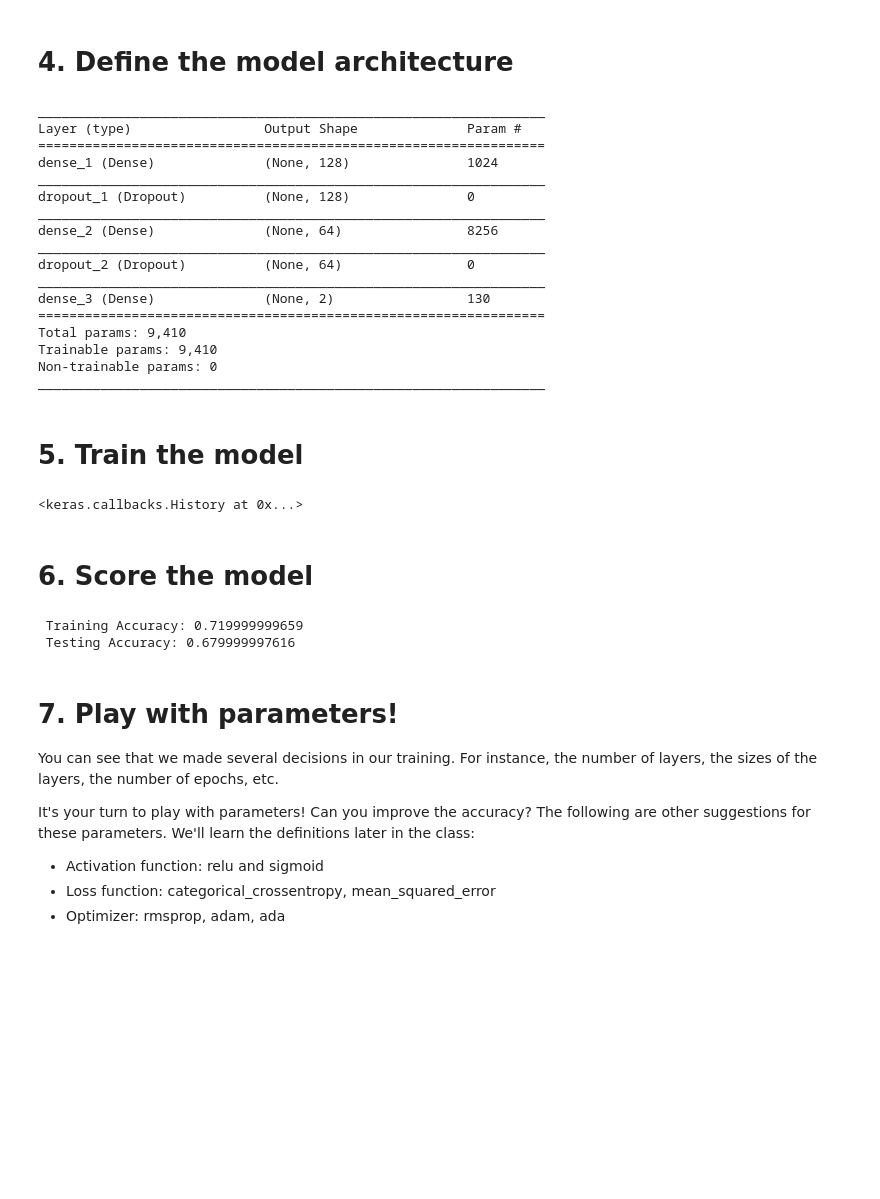
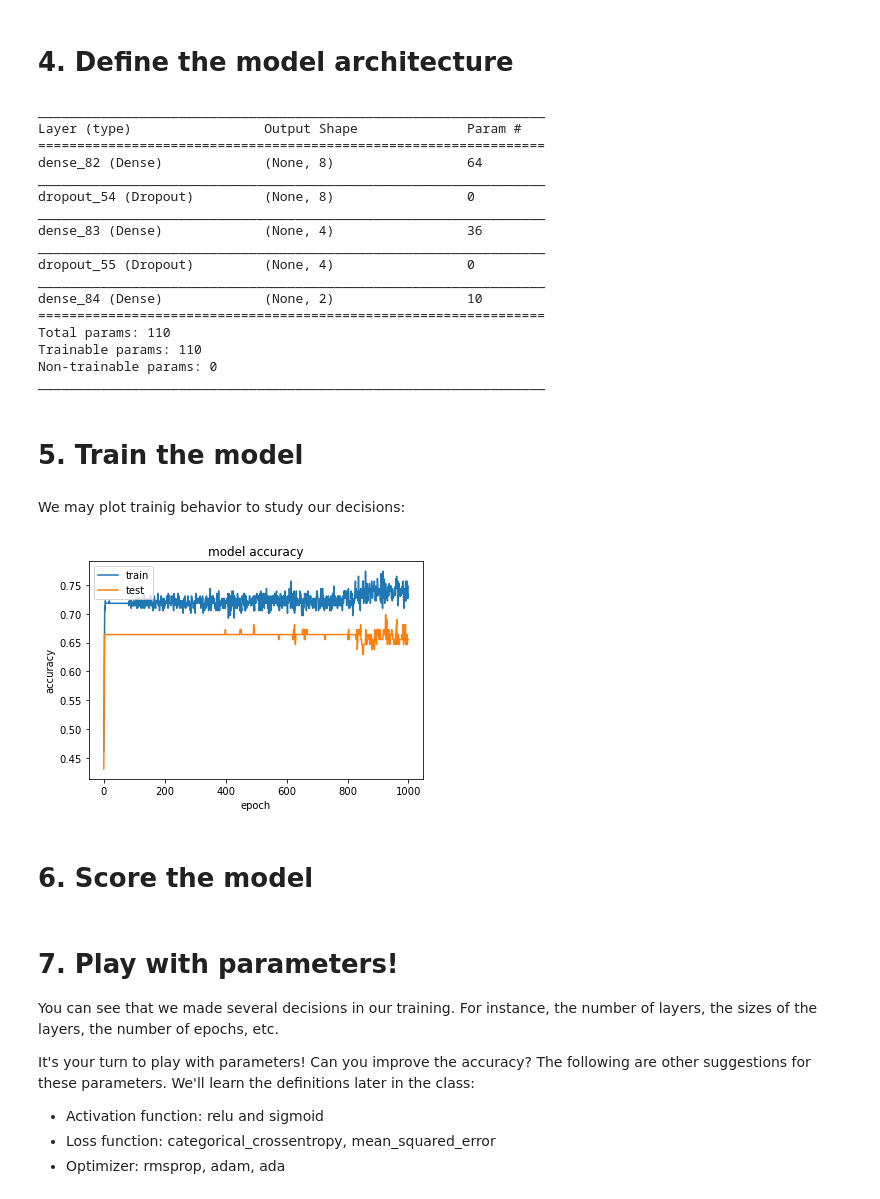
Before and after one commit to juanneilson/machine-learning, a Jupyter notebook: projects/practice_projects/imdb/Student_Admissions.ipynb, the cells around one changed output. Drawn from its saved outputs; the diff is of its cells as text; code cells hidden in the pictures; blank space fills up the shorter version.

```diff
--- a/projects/practice_projects/imdb/Student_Admissions.ipynb
+++ b/projects/practice_projects/imdb/Student_Admissions.ipynb
@@ -156,47 +156,57 @@ print(X_test.shape[0], 'test samples')
 import numpy as np
 from keras.models import Sequential
 from keras.layers.core import Dense, Dropout, Activation
-from keras.optimizers import SGD
+from keras.optimizers import SGD, Adam
 from keras.utils import np_utils
 
 # Building the model
 # Note that filling out the empty rank as "0", gave us an extra column, for "Rank 0" students.
 # Thus, our input dimension is 7 instead of 6.
 model = Sequential()
-model.add(Dense(128, activation='relu', input_shape=(7,)))
+model.add(Dense(8, activation='relu', input_shape=(7,)))
 model.add(Dropout(.2))
-model.add(Dense(64, activation='relu'))
+model.add(Dense(4, activation='relu'))
 model.add(Dropout(.1))
 model.add(Dense(2, activation='softmax'))
 
 # Compiling the model
-model.compile(loss = 'categorical_crossentropy', optimizer='adam', metrics=['accuracy'])
+model.compile(loss = 'categorical_crossentropy', optimizer= Adam(lr=0.005), metrics=['accuracy'])
 model.summary()
 # %% [output]
 _________________________________________________________________
 Layer (type)                 Output Shape              Param #
 =================================================================
-dense_1 (Dense)              (None, 128)               1024
+dense_82 (Dense)             (None, 8)                 64
 _________________________________________________________________
-dropout_1 (Dropout)          (None, 128)               0
+dropout_54 (Dropout)         (None, 8)                 0
 _________________________________________________________________
-dense_2 (Dense)              (None, 64)                8256
+dense_83 (Dense)             (None, 4)                 36
 _________________________________________________________________
-dropout_2 (Dropout)          (None, 64)                0
+dropout_55 (Dropout)         (None, 4)                 0
 _________________________________________________________________
-dense_3 (Dense)              (None, 2)                 130
+dense_84 (Dense)             (None, 2)                 10
 =================================================================
-Total params: 9,410
-Trainable params: 9,410
+Total params: 110
+Trainable params: 110
 Non-trainable params: 0
 _________________________________________________________________
 # %% [markdown]
 # 5. Train the model
 # %%
 # Training the model
-model.fit(X_train, y_train, epochs=200, batch_size=100, verbose=0)
+history = model.fit(X_train, y_train, validation_split=0.33, epochs=1000, batch_size=100, verbose=0)
-# %% [output]
-<keras.callbacks.History at 0x...>
+# %% [markdown]
+We may plot trainig behavior to study our decisions:
+# %%
+plt.plot(history.history['acc'])
+plt.plot(history.history['val_acc'])
+plt.title('model accuracy')
+plt.ylabel('accuracy')
+plt.xlabel('epoch')
+plt.legend(['train', 'test'], loc='upper left')
+plt.show()
+# %% [output]
+[figure, added]
 # %% [markdown]
 # 6. Score the model
 # %%
@@ -205,9 +215,6 @@ score = model.evaluate(X_train, y_train)
 print("\n Training Accuracy:", score[1])
 score = model.evaluate(X_test, y_test)
 print("\n Testing Accuracy:", score[1])
-# %% [output]
- Training Accuracy: 0.719999999659
- Testing Accuracy: 0.679999997616
 # %% [markdown]
 # 7. Play with parameters!
 You can see that we made several decisions in our training. For instance, the number of layers, the sizes of the layers, the number of epochs, etc.
```
Also changed, not shown: 3 other files.
